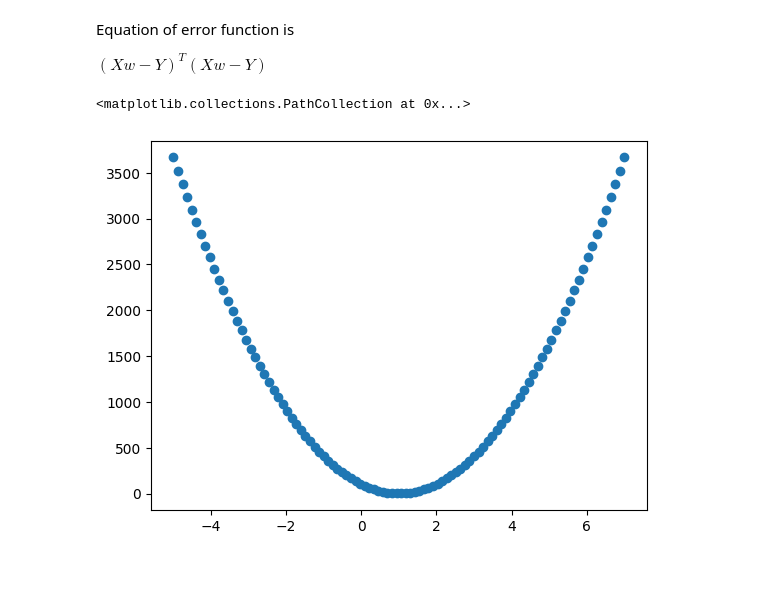
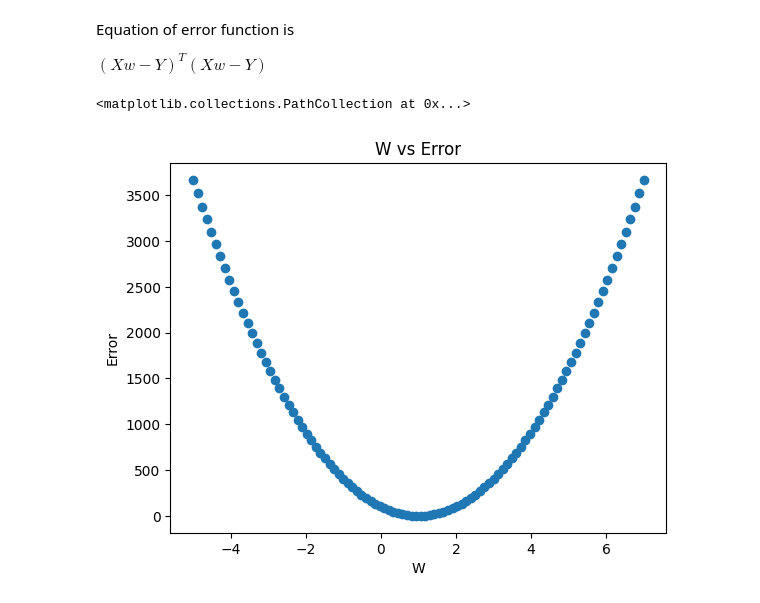
Before and after one commit to aruntakhur/GEU_ML_Jan_25, a Jupyter notebook: LinearRegression_Jan2025.ipynb, the cells around one changed output. Drawn from its saved outputs; the diff is of its cells as text; code cells hidden in the pictures; blank space fills up the shorter version.

```diff
--- a/LinearRegression_Jan2025.ipynb
+++ b/LinearRegression_Jan2025.ipynb
@@ -66,13 +70,16 @@ $(Xw-Y)^T(Xw-Y)$
 # %%
 Xw = np.dot(X,w)
 Xw_Y = Xw - Y
 total_error = np.dot(Xw_Y.T,Xw_Y)
 total_error = total_error.diagonal()
 total_error.shape
+plt.xlabel('W')
+plt.ylabel('Error')
+plt.title('W vs Error')
 plt.scatter(w.reshape(-1),total_error)
 # %% [output]
 <matplotlib.collections.PathCollection at 0x...>
-[figure, old version]
+[figure, new version]
 # %%
 w.reshape(-1)
 # %% [output]
```
Also changed, not shown: parts of 22 cells of this notebook.
